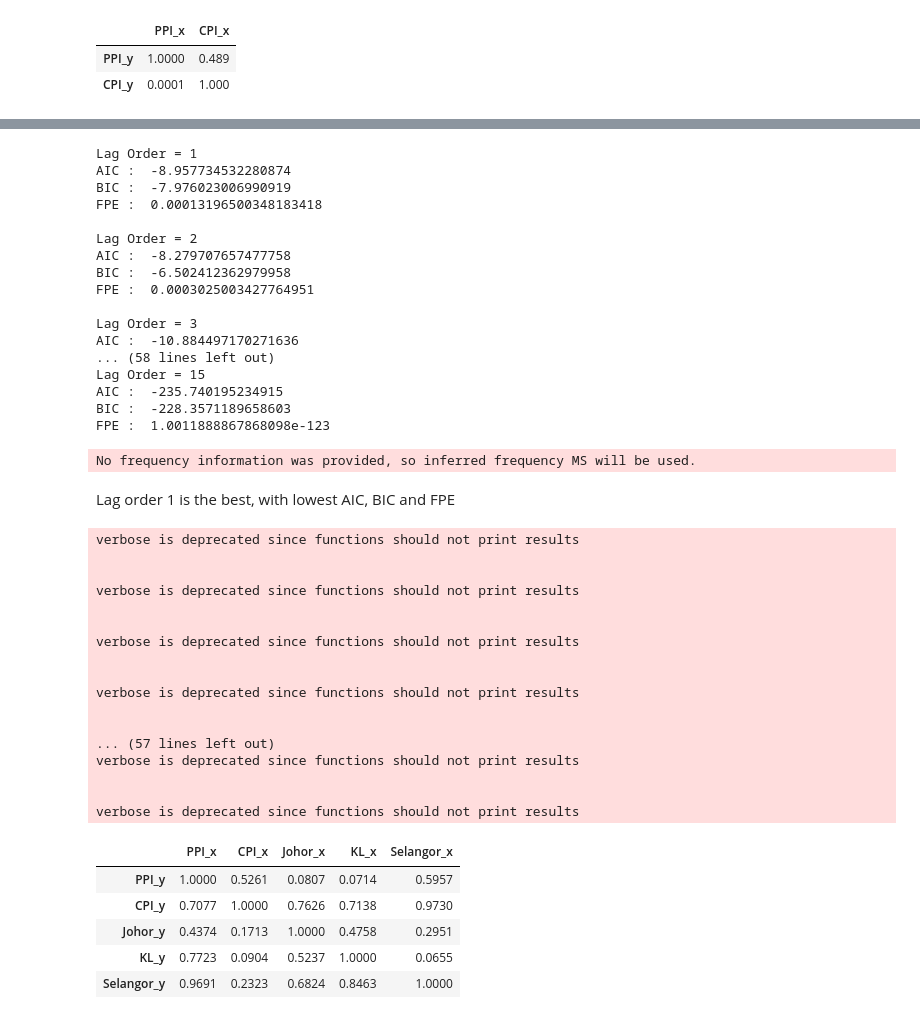
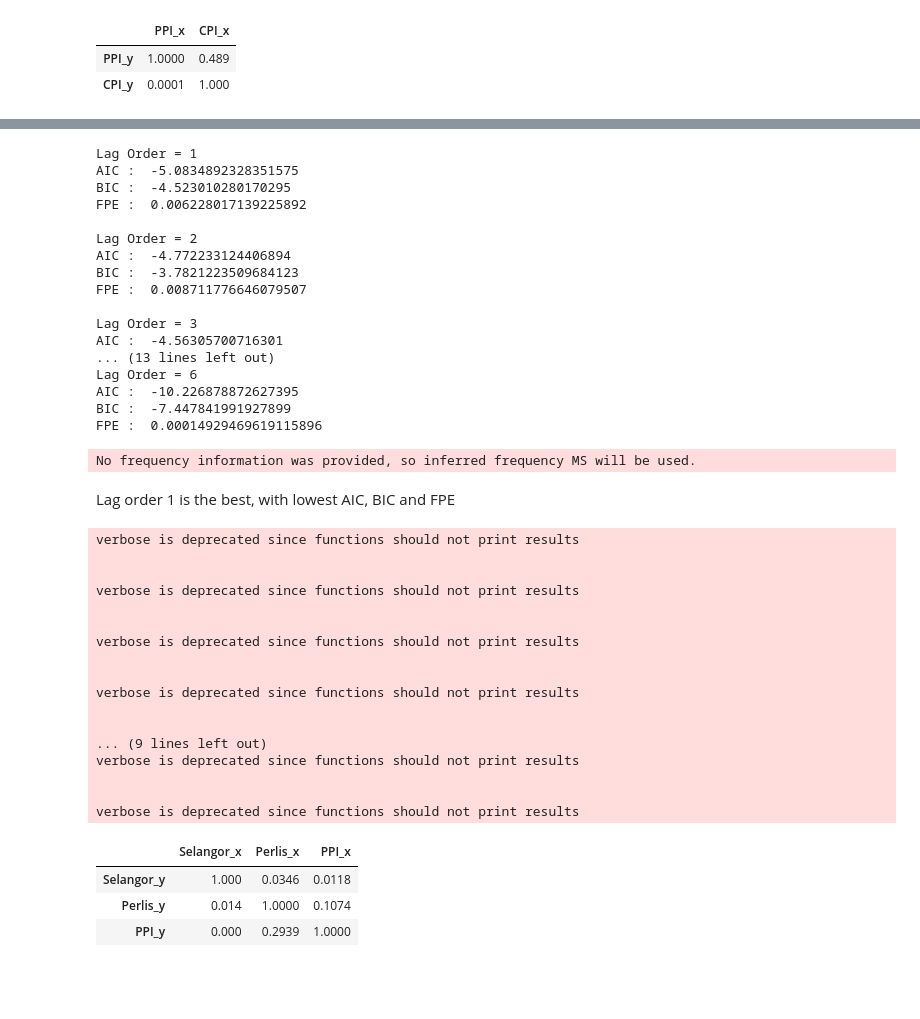
Before and after one commit to derrickgzq/fyp, a Jupyter notebook: fyp.ipynb, the cells around one changed output, grey strips where cells are left out. Drawn from its saved outputs; the diff is of its cells as text; code cells hidden in the pictures; blank space fills up the shorter version.

```diff
--- a/fyp.ipynb
+++ b/fyp.ipynb
@@ -386,5 +386,7 @@ Lets compare in terms of the 3 richest state
 # %%
-df_state = pd.read_csv('https://raw.githubusercontent.com/derrickgzq/fyp/main/cpi_state_data%2Bmth.csv')
+df_state = pd.read_csv('https://raw.githubusercontent.com/derrickgzq/fyp/main/data%20of%20states%20cpi_completed.csv')
+# %%
+df_state = df_state[['Date', 'Selangor', 'Perlis','PPI']]
 # %%
 df_state['Date'] = pd.to_datetime(df_state['Date'])
 df_state = df_state.set_index('Date').rename_axis('Indexes', axis=1)
@@ -426,3 +416,5 @@ dfs = pd.merge(df, df_state, left_index = True, right_index = True, how = 'inner
+# %%
+dfs = df_state
 # %%
 dfs.head()
 # %% [output]
@@ -499,6 +472,6 @@ look-up table. The actual p-value is greater than the p-value returned.
 # %%
-model = VAR(dfs_diff[['Johor','KL','Selangor','PPI']])
-for i in [1,2,3,4,5,6,7,8,9,10,11,12,13,14,15]:
+model = VAR(dfs_diff)
+for i in [1,2,3,4,5,6]:
   results = model.fit(i)
   print('Lag Order =', i)
   print('AIC : ', results.aic)
@@ -506,27 +479,27 @@ for i in [1,2,3,4,5,6,7,8,9,10,11,12,13,14,15]:
   print('FPE : ', results.fpe, '\n')
 # %% [output]
 Lag Order = 1
-AIC :  -8.957734532280874
-BIC :  -7.976023006990919
-FPE :  0.00013196500348183418
+AIC :  -5.0834892328351575
+BIC :  -4.523010280170295
+FPE :  0.006228017139225892
 
 Lag Order = 2
-AIC :  -8.279707657477758
-BIC :  -6.502412362979958
-FPE :  0.0003025003427764951
+AIC :  -4.772233124406894
+BIC :  -3.7821223509684123
+FPE :  0.008711776646079507
 
 Lag Order = 3
-AIC :  -10.884497170271636
-... (58 lines left out)
-Lag Order = 15
-AIC :  -235.740195234915
-BIC :  -228.3571189658603
-FPE :  1.0011888867868098e-123
+AIC :  -4.56305700716301
+... (13 lines left out)
+Lag Order = 6
+AIC :  -10.226878872627395
+BIC :  -7.447841991927899
+FPE :  0.00014929469619115896
 No frequency information was provided, so inferred frequency MS will be used.
 # %% [markdown]
 Lag order 1 is the best, with lowest AIC, BIC and FPE
 # %%
-maxlag = 1
+maxlag = 6
 test = 'ssr_chi2test'
 
 def grangers_causation_matrix(data, variables, test='ssr_chi2test', verbose=False):
@@ -534,37 +507,35 @@ def grangers_causation_matrix(data, variables, test='ssr_chi2test', verbose=Fals
     df = pd.DataFrame(np.zeros((len(variables), len(variables))), columns=variables, index=variables)
     for c in df.columns:
         for r in df.index:
             test_result = grangercausalitytests(data[[r, c]], maxlag=maxlag, verbose=False)
             p_values = [round(test_result[i+1][0][test][1],4) for i in range(maxlag)]
             if verbose: print(f'Y = {r}, X = {c}, P Values = {p_values}')
             min_p_value = np.min(p_values)
             df.loc[r, c] = min_p_value
     df.columns = [var + '_x' for var in variables]
     df.index = [var + '_y' for var in variables]
     return df
 
 grangers_causation_matrix(dfs_diff, variables = dfs_diff.columns)
 # %% [output]
 verbose is deprecated since functions should not print results
 
 
 verbose is deprecated since functions should not print results
 
 
 verbose is deprecated since functions should not print results
 
 
 verbose is deprecated since functions should not print results
 
 
-... (57 lines left out)
+... (9 lines left out)
 verbose is deprecated since functions should not print results
 
 
 verbose is deprecated since functions should not print results
-|  | PPI_x | CPI_x | Johor_x | KL_x | Selangor_x |
-| PPI_y | 1.0000 | 0.5261 | 0.0807 | 0.0714 | 0.5957 |
-| CPI_y | 0.7077 | 1.0000 | 0.7626 | 0.7138 | 0.9730 |
-| Johor_y | 0.4374 | 0.1713 | 1.0000 | 0.4758 | 0.2951 |
-| KL_y | 0.7723 | 0.0904 | 0.5237 | 1.0000 | 0.0655 |
-| Selangor_y | 0.9691 | 0.2323 | 0.6824 | 0.8463 | 1.0000 |
+|  | Selangor_x | Perlis_x | PPI_x |
+| Selangor_y | 1.000 | 0.0346 | 0.0118 |
+| Perlis_y | 0.014 | 1.0000 | 0.1074 |
+| PPI_y | 0.000 | 0.2939 | 1.0000 |
```
Also changed, not shown: parts of 13 cells of this notebook.
